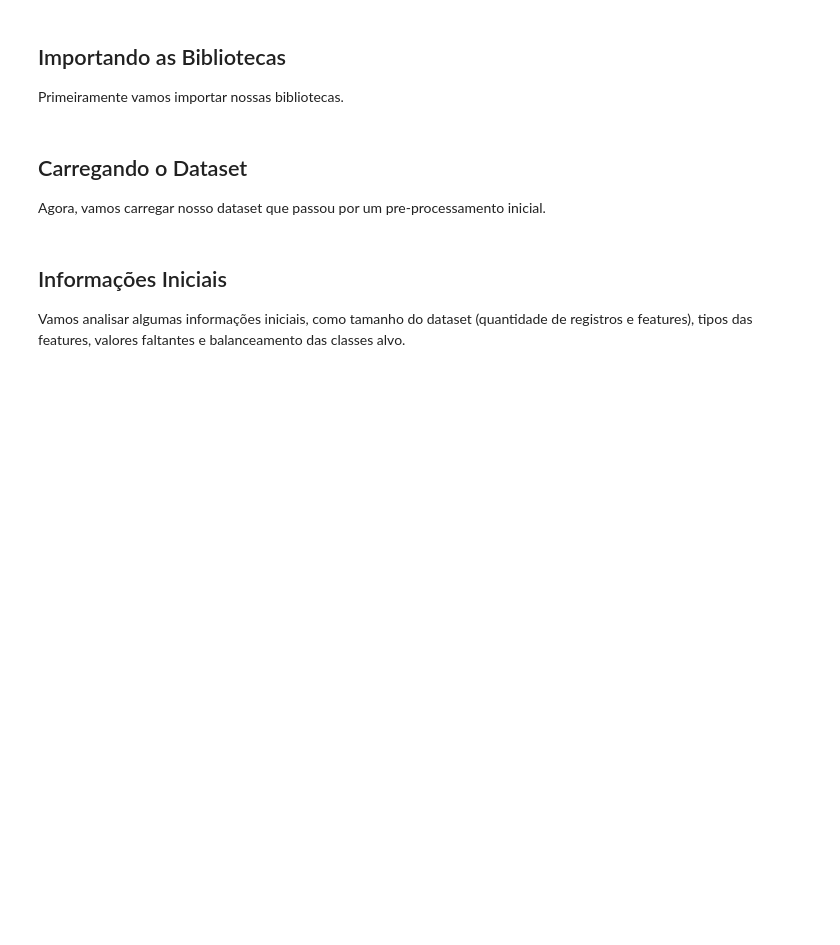
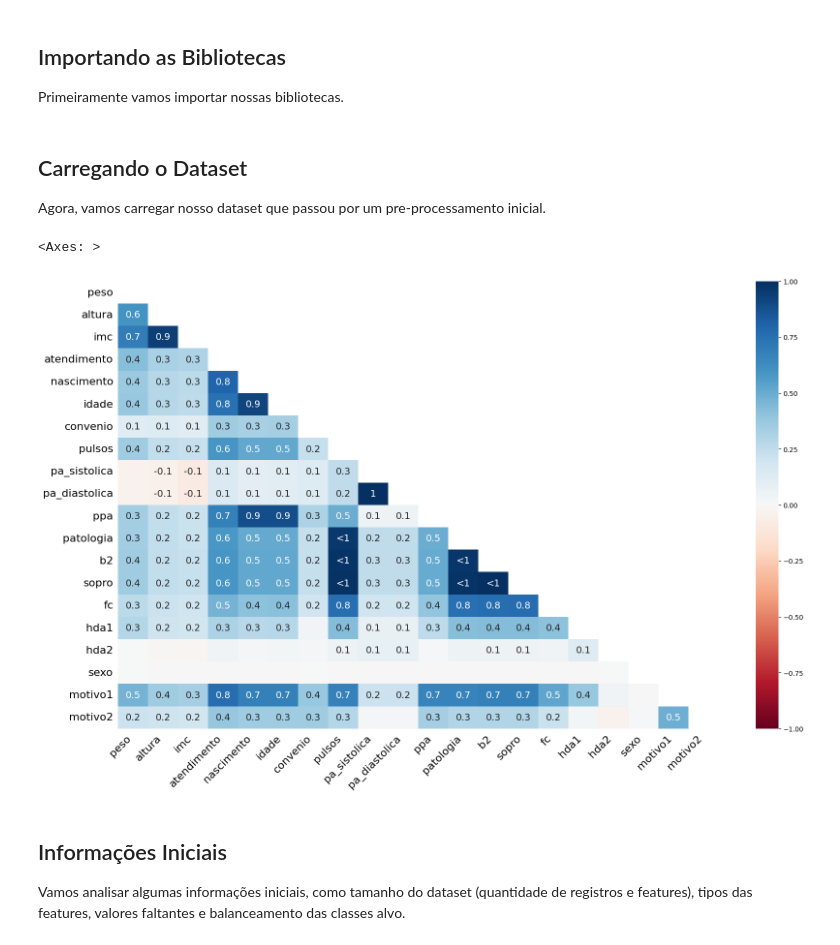
Before and after one commit to gauloish/condicao-cardiaca, a Jupyter notebook: notebooks/exploratory_data_analysis.ipynb, the cells around one changed output. Cells and saved outputs as stored; diff of their text form; code cells hidden in the pictures; blank space fills up the shorter version.

```diff
--- a/notebooks/exploratory_data_analysis.ipynb
+++ b/notebooks/exploratory_data_analysis.ipynb
@@ -16,6 +17,11 @@ import matplotlib.pyplot as plt
 Agora, vamos carregar nosso dataset que passou por um pre-processamento inicial.
 # %%
 df = pd.read_parquet("../data/processed/UCMF_processed.parquet")
+# %%
+msno.heatmap(df)
+# %% [output]
+<Axes: >
+[figure, added]
 # %% [markdown]
 ## Informações Iniciais
 
```
Also changed, not shown: parts of 1 cell of this notebook, 9 other files.
